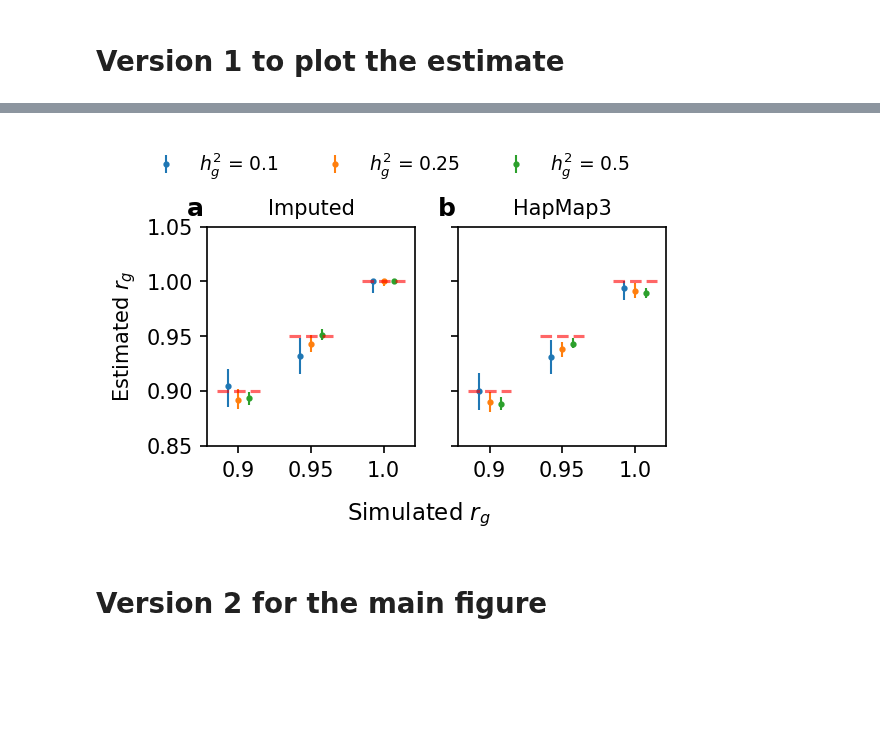
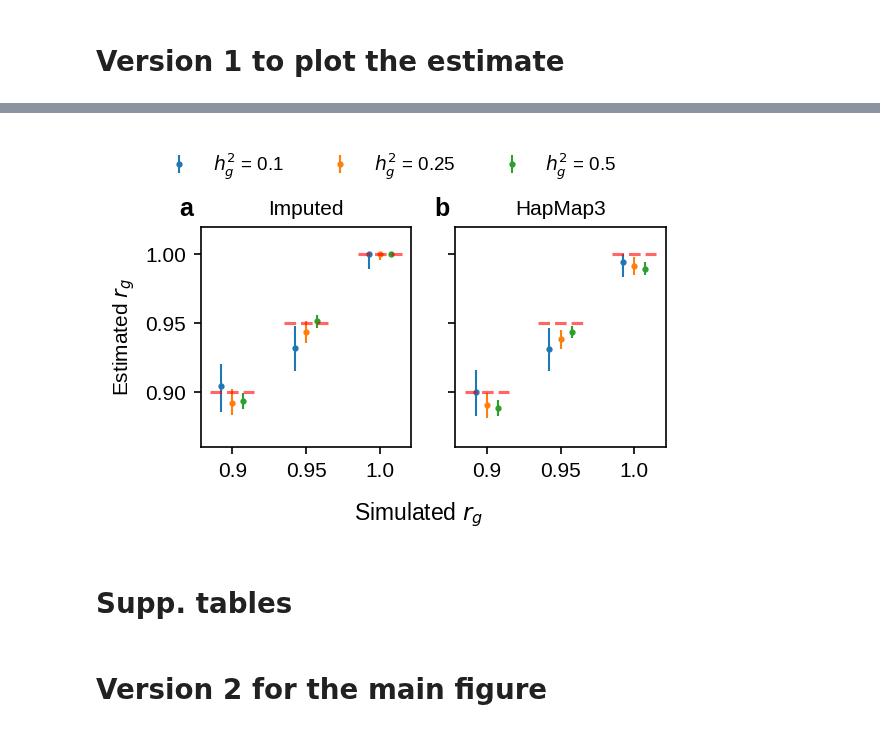
Before and after one commit to KangchengHou/admix-genet-cor, a Jupyter notebook: experiments/01-genome-wide-simulate-profile-likelihood/02-plot-rg.ipynb, the cells around one changed output, grey strips where cells are left out. Cells and saved outputs as stored; diff of their text form; code cells hidden in the pictures; blank space fills up the shorter version.

```diff
--- a/experiments/01-genome-wide-simulate-profile-likelihood/02-plot-rg.ipynb
+++ b/experiments/01-genome-wide-simulate-profile-likelihood/02-plot-rg.ipynb
@@ -19,3 +19,7 @@ import scipy.stats
 import pickle
 from admix_genet_cor import hdi
 import string
+
+import matplotlib
+
+matplotlib.rcParams["font.family"] = ["Liberation Sans"]
@@ -27,6 +26,3 @@ The lab_black extension is already loaded. To reload it, use:
-# %%
-with open("cache/dict_loglik.pkl", "rb") as f:
-    dict_loglik = pickle.load(f)
 # %%
 with open("cache/dict_res.pkl", "rb") as f:
     dict_res = pickle.load(f)
@@ -53,10 +49,12 @@ df_plot = pd.DataFrame(
 # Version 1 to plot the estimate
 # %%
 for snpset in ["imputed", "hm3"]:
-    print(snpset)
-    df_tmp = df_plot[df_plot.snpset == snpset]
-    display(df_plot[df_plot.snpset == snpset])
-    print(
-        f"Average relative bias = {((df_tmp['mode'] - df_tmp['cor']) / df_tmp['cor']).mean() * 100:.2g}%"
-    )
+    print(f"## {snpset}")
+    df_tmp = df_plot[df_plot.snpset == snpset].copy()
+    df_tmp["relative_bias"] = (df_tmp["mode"] - df_tmp["cor"]) / df_tmp["cor"]
+    display(df_tmp)
+    print(f"Average relative bias = {df_tmp['relative_bias'].mean() * 100:.2g}%")
+
+    print("Most biased parameter")
+    display(df_tmp.loc[df_tmp["relative_bias"].abs().idxmax()])
 # %% [output]
@@ -114,7 +132,7 @@ for i_snpset, snpset in enumerate(["imputed", "hm3"]):
     axes[i_snpset].set_xticklabels([0.9, 0.95, 1.0])
 
     # y-axis
-    axes[i_snpset].set_ylim(0.85, 1.05)
+    axes[i_snpset].set_ylim(0.86, 1.02)
     if i_snpset == 0:
         axes[i_snpset].set_ylabel("Estimated $r_g$")
 
@@ -138,31 +156,33 @@ for i_snpset, snpset in enumerate(["imputed", "hm3"]):
         transform=axes[i_snpset].transAxes,
         size=12,
         weight="bold",
     )
 
 fig.text(
     0.55,
     -0.05,
     "Simulated $r_g$",
     fontsize=11,
     ha="center",
 )
 
 handles, labels = axes[0].get_legend_handles_labels()
 # ph = [plt.plot([], marker="", ls="")[0]]  # Canvas
 # handles = ph + handles
 # labels = ["Simulated $h_g^2$:"] + labels  # Merging labels
 fig.legend(
     handles,
     labels,
     ncol=6,
     loc="center",
     bbox_to_anchor=[0.5, 1.02],
     frameon=False,
     fontsize=9,
 )
 
 fig.tight_layout()
 fig.savefig("results/estimate-rg.pdf", bbox_inches="tight")
 # %% [output]
-[figure, old version]
+[figure, new version]
+# %% [markdown]
+# Supp. tables
```
Also changed, not shown: parts of 5 cells of this notebook, 4 other files.
